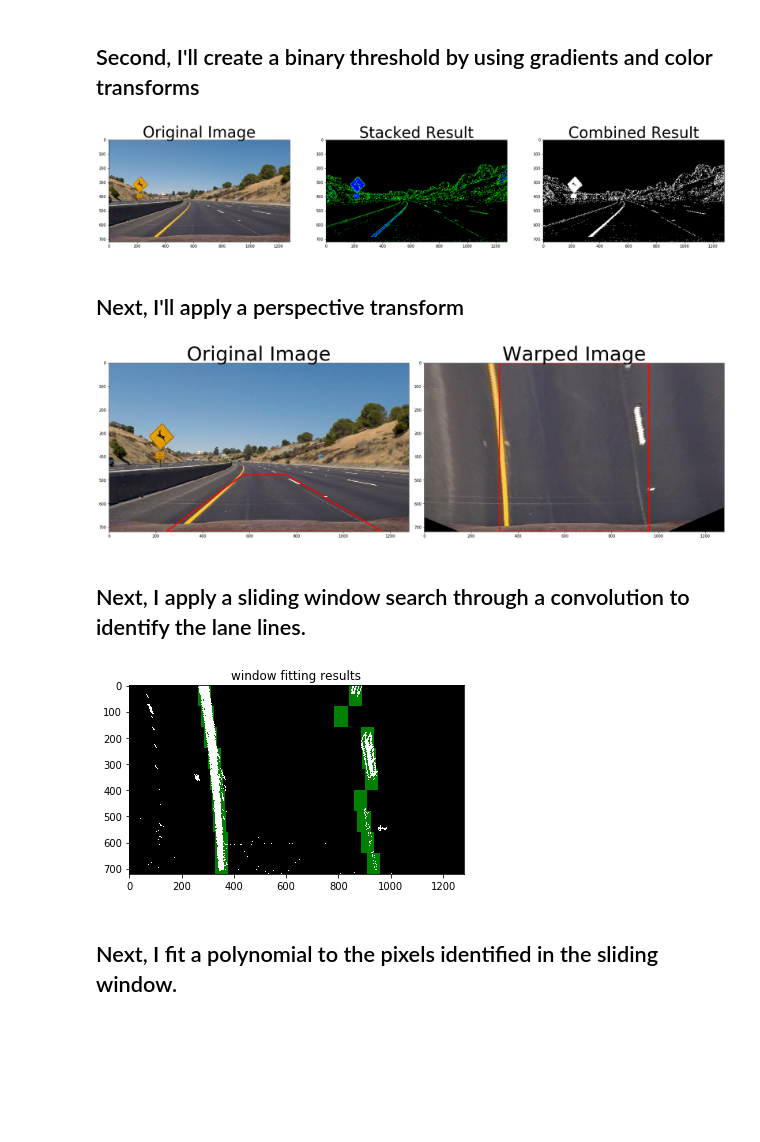
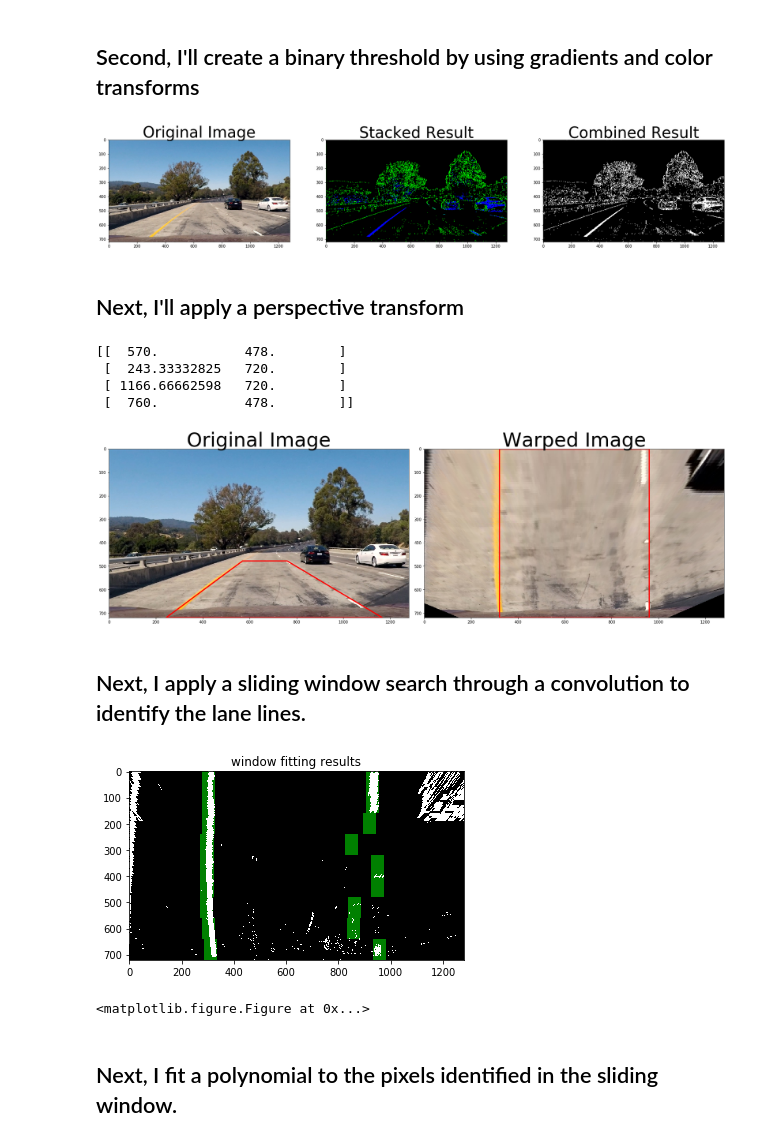
Before and after one commit to albertzheng07/Advanced_Lane_Finding, a Jupyter notebook: examples/project.ipynb, the cells around one changed output. Cells and saved outputs as stored; diff of their text form; code cells hidden in the pictures; blank space fills up the shorter version.

```diff
--- a/examples/project.ipynb
+++ b/examples/project.ipynb
@@ -128,7 +128,7 @@ def binary_threshold(img, s_thresh=(170, 255), sx_thresh=(20, 100)):
     combined_binary[(s_binary == 1) | (sxbinary == 1)] = 1
     return color_binary, combined_binary
 
-image = mpimg.imread('../test_images/test2.jpg')
+image = mpimg.imread('../test_images/test1.jpg')
 
 color_binary, combined_binary = binary_threshold(image, (170, 255), (20, 100))
 
@@ -145,11 +145,11 @@ plt.subplots_adjust(left=0.03, right=0.96, top=0.9, bottom=0.)
 
 plt.savefig('Threshold_Result.jpg')
 # %% [output]
-[figure, old version]
+[figure, new version]
 # %% [markdown]
 ## Next, I'll apply a perspective transform
 # %%
-image = mpimg.imread('../test_images/test2.jpg')
+image = mpimg.imread('../test_images/test1.jpg')
 # %%
 def warper(img, src, dst):
 
@@ -165,35 +165,41 @@ img_size = (image.shape[1], image.shape[0])
 # get source and dest pts
 # adjust to capture lane lines
 src = np.float32(
-    [[(img_size[0] / 2) - 85+15, img_size[1] / 2 + 118],
+    [[(img_size[0] / 2) - 70, img_size[1] / 2 + 118],
     [((img_size[0] / 6) + 30), img_size[1]],
     [(img_size[0] * 5 / 6) + 100, img_size[1]],
     [(img_size[0] / 2 + 120), img_size[1] / 2 + 118]])
+
+print(src)
 
 # remap to rectangle for full top down view of lines
 dst = np.float32(
     [[(img_size[0] / 4), 0],
     [(img_size[0] / 4), img_size[1]],
     [(img_size[0] * 3 / 4), img_size[1]],
     [(img_size[0] * 3 / 4), 0]])
 
 top_down = warper(image,src,dst)
 
 f, (ax1, ax2) = plt.subplots(1, 2, figsize=(24, 9))
 f.tight_layout()
 ax1.imshow(image)
 ax1.set_title('Original Image', fontsize=50)
 ax1.add_patch(patches.Polygon(src,closed=True,fill=False,lw=3.0,color='r'))
 
 ax2.imshow(top_down)
 ax2.set_title('Warped Image', fontsize=50)
 ax2.add_patch(patches.Polygon(dst,closed=True,fill=False,lw=3.0,color='r'))
 
 plt.subplots_adjust(left=0.04, right=0.95, top=0.9, bottom=0.)
 
 plt.savefig('Warped_Result.jpg')
 # %% [output]
+[[  570.           478.        ]
+ [  243.33332825   720.        ]
+ [ 1166.66662598   720.        ]
+ [  760.           478.        ]]
-[figure, old version]
+[figure, new version]
 # %% [markdown]
 ## Next, I apply a sliding window search through a convolution to identify the lane lines.
 # %%
@@ -255,7 +261,7 @@ def find_window_centroids(image, window_width, window_height, margin):
     return window_centroids
 
 #print(image.shape)
-image = mpimg.imread('../test_images/test2.jpg')
+image = mpimg.imread('../test_images/test1.jpg')
 #print(image.shape)
 
 warp_image = process_image(image,src, dst)
@@ -298,8 +304,10 @@ output, l_points, r_points = find_left_right_points(warp_image, window_centroids
 plt.imshow(output)
 plt.title('window fitting results')
 plt.show()
+plt.savefig('Window_Fit_Result.jpg')
 # %% [output]
-[figure, old version]
+[figure, new version]
+<matplotlib.figure.Figure at 0x...>
 # %% [markdown]
 ## Next, I fit a polynomial to the pixels identified in the sliding window.
 # %%
```
Also changed, not shown: parts of 3 cells of this notebook, 6 other files.
